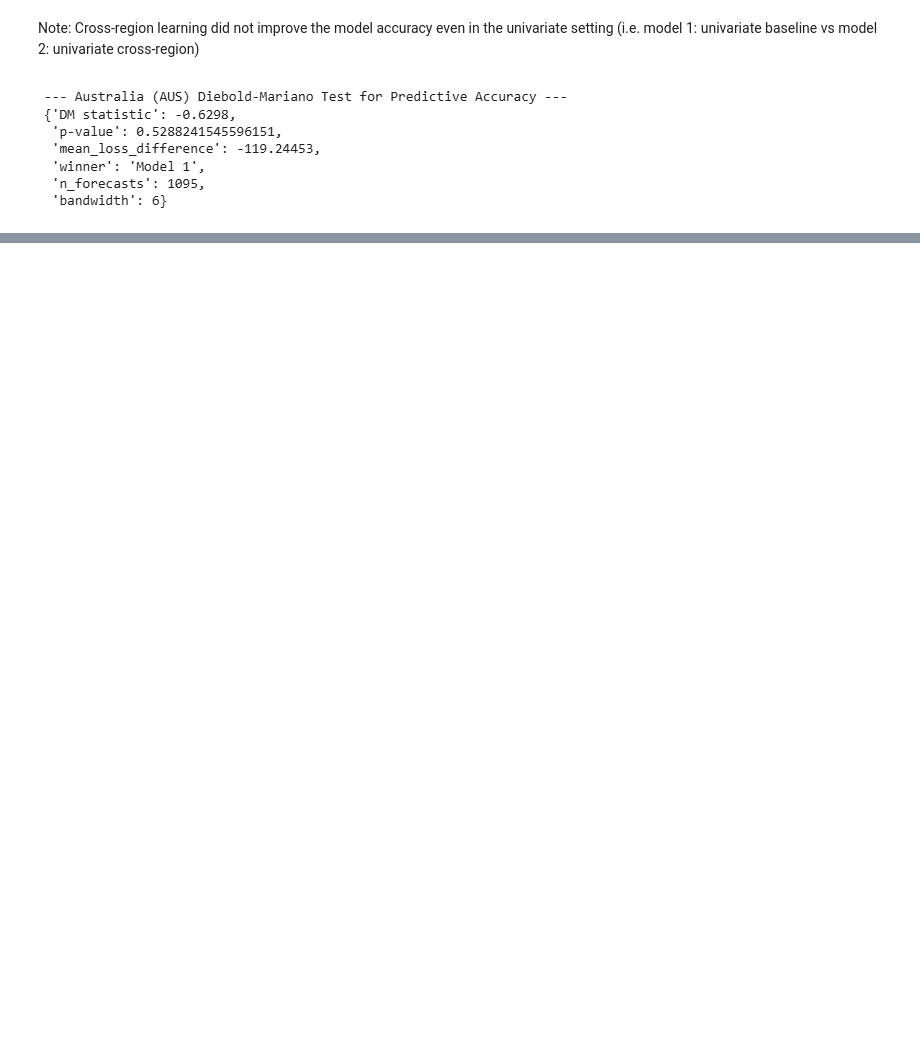
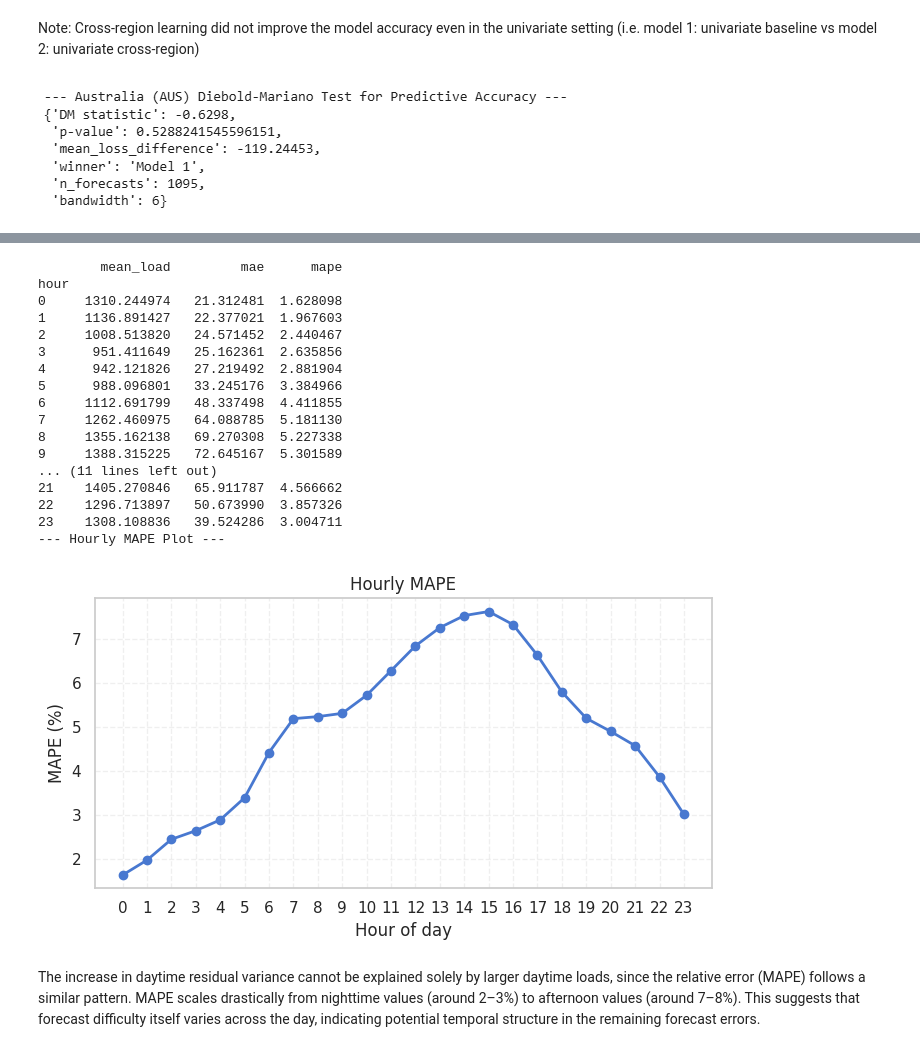
Before and after one commit to schmetti-kim/RCS_time_series_forecasting_electric_load, a Jupyter notebook: chronos_research/main.ipynb, the cells around one changed output, grey strips where cells are left out. Drawn from its saved outputs; the diff is of its cells as text; code cells hidden in the pictures; blank space fills up the shorter version.

```diff
--- a/chronos_research/main.ipynb
+++ b/chronos_research/main.ipynb
@@ -1297,0 +1485,58 @@ print(aus_weather_ensemble)
+# %%
+# Calculate APE and hourly MAE, MAPE
+residual_df["ape"] = (
+    np.abs(100 * residual_df["residual"])
+    / residual_df[TARGET_COLUMN]
+)
+
+hour_residual = (
+    residual_df
+    .groupby("hour")
+    .agg(
+        mean_load=(TARGET_COLUMN, "mean"),
+        mae=("residual", lambda x: np.mean(np.abs(x))),
+        mape=("ape", "mean")
+    )
+)
+
+print(hour_residual)
+
+# Plot hourly MAPE
+print("--- Hourly MAPE Plot ---")
+plt.figure(figsize=(7, 4))
+
+plt.plot(
+    hour_residual.index,
+    hour_residual["mape"],
+    marker="o",
+    linewidth=2,
+    markersize=6,
+)
+
+plt.grid(True, alpha=0.3, linestyle="--")
+plt.xticks(range(24))
+plt.xlabel("Hour of day")
+plt.ylabel("MAPE (%)")
+plt.title("Hourly MAPE")
+plt.tight_layout()
+# %% [output]
+        mean_load         mae      mape
+hour
+0     1310.244974   21.312481  1.628098
+1     1136.891427   22.377021  1.967603
+2     1008.513820   24.571452  2.440467
+3      951.411649   25.162361  2.635856
+4      942.121826   27.219492  2.881904
+5      988.096801   33.245176  3.384966
+6     1112.691799   48.337498  4.411855
+7     1262.460975   64.088785  5.181130
+8     1355.162138   69.270308  5.227338
+9     1388.315225   72.645167  5.301589
+... (11 lines left out)
+21    1405.270846   65.911787  4.566662
+22    1296.713897   50.673990  3.857326
+23    1308.108836   39.524286  3.004711
+--- Hourly MAPE Plot ---
+[figure, added]
+# %% [markdown]
+The increase in daytime residual variance cannot be explained solely by larger daytime loads, since the relative error (MAPE) follows a similar pattern. MAPE scales drastically from nighttime values (around 2–3%) to afternoon values (around 7–8%). This suggests that forecast difficulty itself varies across the day, indicating potential temporal structure in the remaining forecast errors.
```
Also changed, not shown: parts of 43 cells of this notebook, 37 other files.
